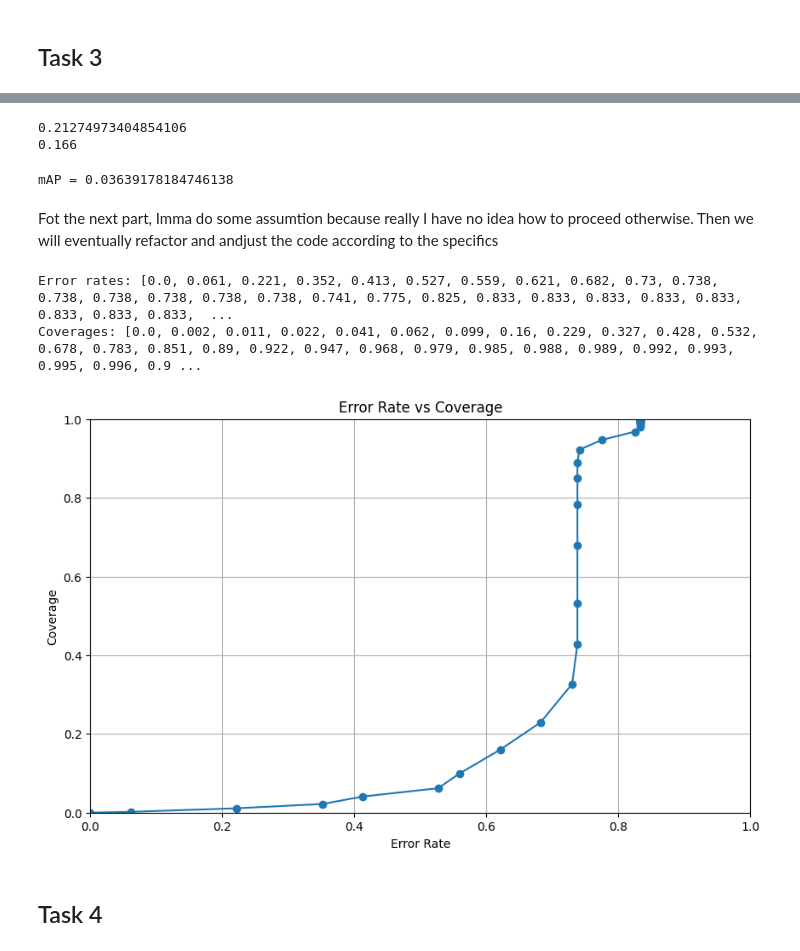
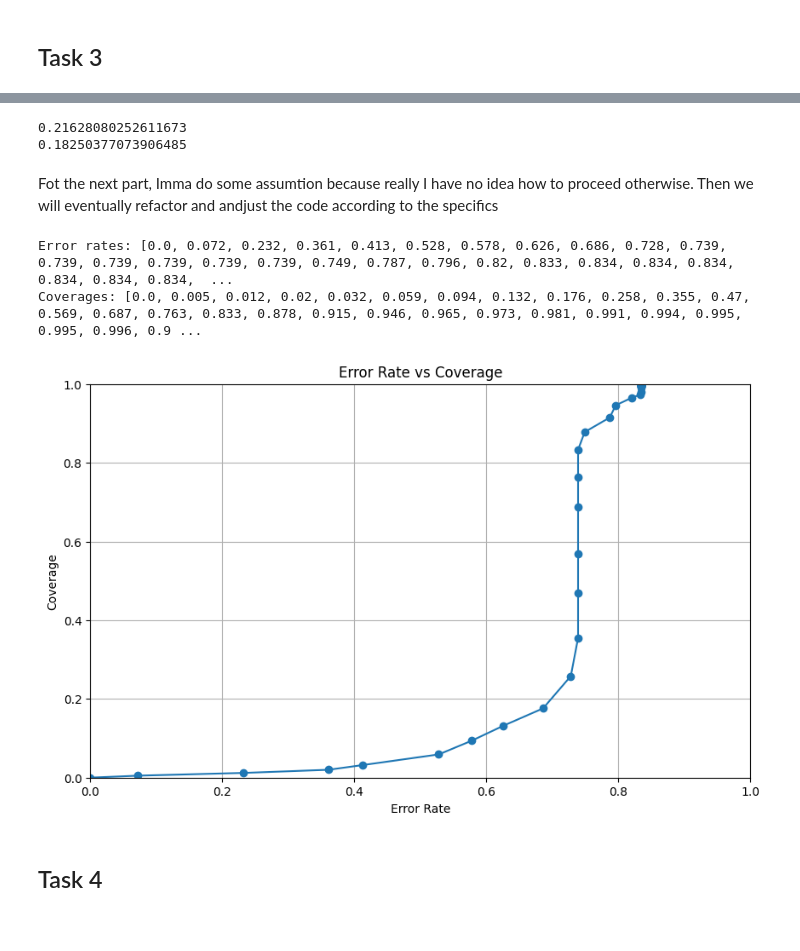
Before and after one commit to gabry1242/Deeplearning_project, a Jupyter notebook: ass1_skeleton.ipynb, the cells around one changed output, grey strips where cells are left out. Drawn from its saved outputs; the diff is of its cells as text; code cells hidden in the pictures.

```diff
--- a/ass1_skeleton.ipynb
+++ b/ass1_skeleton.ipynb
@@ -688,18 +685,17 @@ def average_precision(sorted_class_vals, true_class):
     enum = np.array(range(1, len(ind)+1)).astype(np.float32)
     return np.sum(cum_ind * ind / enum) / num_positive
 
-
 printing_stats = False
 correct_predictions = 0
-N = 1500
+N = min(len(support_embeddings), len(test_embeddings))
 max = 0
 for k in range(N):
     sorted_idx = list((np.argsort(distances[k,:])))
     sorted_idx = sorted_idx[1:]
 
-    if ((test_labels[k] == merged_test_dataset.targets[sorted_idx[0]]) or
-        (test_labels[k] == merged_test_dataset.targets[sorted_idx[1]]) or
-        (test_labels[k] == merged_test_dataset.targets[sorted_idx[2]])):
+    if ((test_labels[k] == test_dataset.targets[sorted_idx[0]]) or
+        (test_labels[k] == test_dataset.targets[sorted_idx[1]]) or
+        (test_labels[k] == test_dataset.targets[sorted_idx[2]])):
         correct_predictions += 1
 
     if printing_stats:
@@ -708,57 +704,21 @@ for k in range(N):
         print("True class:")
         print(classes[test_labels[k]])
         print("Top 3 predicted:")
-        print([classes[merged_test_dataset.targets[i]] for i in sorted_idx[:3]])
+        print([classes[test_dataset.targets[i]] for i in sorted_idx[:3]])
         print("Average precision {}".format(average_precision(test_labels[sorted_idx], test_labels[k])))
         print()
 
     if average_precision(test_labels[sorted_idx], test_labels[k]) > max:
         max = average_precision(test_labels[sorted_idx], test_labels[k])
 
-    #average_precision(test_labels[sorted_idx], test_labels[k])
-
 print(max)
-print(correct_predictions / N)
+print(correct_predictions/N)
 # %% [output]
-0.21274973404854106
-0.166
+0.21628080252611673
+0.18250377073906485
-# %%
-
-'''def average_precision(sorted_class_vals, true_class):
-    ind = sorted_class_vals == true_class
-    #print(ind)
-    num_positive = ind.sum()
-    #print(num_positive)
-    cum_ind = np.cumsum(ind).astype(np.float32)
-    #print(cum_ind)
-    enum = np.array(range(1, len(ind)+1)).astype(np.float32)
-    #print(enum)
-    #print(np.sum(cum_ind * ind / enum) / num_positive)
-    #print()
-    return np.sum(cum_ind * ind / enum) / num_positive
-
-if hasattr(support_labels, "cpu"):
-    support_labels = support_labels.cpu().numpy()
-if hasattr(test_labels, "cpu"):
-    test_labels = test_labels.cpu().numpy()
-
-distances = cdist(test_embeddings, support_embeddings)
-N_test = 1500
-mAP = 0.0
-
-for k in range(N_test):
-    sorted_idx = np.argsort(distances[k])
-    mAP += average_precision(support_labels[sorted_idx], test_labels[k])
-mAP /= N_test
-
-print('mAP = {}'.format(mAP))'''
-# %% [output]
-mAP = 0.03639178184746138
 # %% [markdown]
 Fot the next part, Imma do some assumtion because really I have no idea how to proceed otherwise. Then we will eventually refactor and andjust the code according to the specifics
 # %%
-# error rate needs to go from 0 to 1 and need to be seen on the x axis
-# covarage needs to go from 0 to 1 and need to be seen on the y axis
 def compute_error_rate_and_coverage(distances, support_labels, test_labels, threshold):
     error_rate = 0.0
     coverage = 0.0
@@ -768,57 +728,57 @@ def compute_error_rate_and_coverage(distances, support_labels, test_labels, thre
         sorted_idx = list(np.argsort(distances[k, :]))
         sorted_idx = sorted_idx[1:]
 
-        if ((test_labels[k] != merged_test_dataset.targets[sorted_idx[0]]) and
-        (test_labels[k] != merged_test_dataset.targets[sorted_idx[1]]) and
-        (test_labels[k] != merged_test_dataset.targets[sorted_idx[2]]) and
+        if ((test_labels[k] != test_dataset.targets[sorted_idx[0]]) and
+        (test_labels[k] != test_dataset.targets[sorted_idx[1]]) and
+        (test_labels[k] != test_dataset.targets[sorted_idx[2]]) and
         average_precision(test_labels[sorted_idx], test_labels[k]) < threshold):
             error_rate += 1
 
         '''print(test_labels[k])
-        print(merged_test_dataset.targets[sorted_idx[0]])
+        print(test_dataset.targets[sorted_idx[0]])
         print(error_rate)
         print("------------------------")
         print("True class:")
         print(classes[test_labels[k]])
         print("Top 3 predicted:")
-        print([classes[merged_test_dataset.targets[i]] for i in sorted_idx[:3]])
+        print([classes[test_dataset.targets[i]] for i in sorted_idx[:3]])
         print("Average precision {}".format(average_precision(test_labels[sorted_idx], test_labels[k])))
         print()'''
 
         if (distances[k, sorted_idx[0]] < threshold or
             distances[k, sorted_idx[1]] < threshold or
             distances[k, sorted_idx[2]] < threshold):
             coverage += 1
 
     error_rate /= N_test
     coverage /= N_test
     return error_rate, coverage
 
 # Example usage
 thresholds = np.linspace(0, 1, 100)
 error_rates = []
 coverages = []
 for threshold in thresholds:
     error_rate, coverage = compute_error_rate_and_coverage(distances, support_labels, test_labels, threshold)
     error_rates.append(error_rate)
     coverages.append(coverage)
 
 print("Error rates:", error_rates)
 print("Coverages:", coverages)
-# Plotting the error rate vs coverage
+
 plt.figure(figsize=(10, 6))
 plt.plot(error_rates, coverages, marker='o')
 plt.title('Error Rate vs Coverage')
 plt.xlabel('Error Rate')
 plt.ylabel('Coverage')
 plt.grid()
 plt.xlim(0, 1)
 plt.ylim(0, 1)
 plt.show()
 # %% [output]
-Error rates: [0.0, 0.061, 0.221, 0.352, 0.413, 0.527, 0.559, 0.621, 0.682, 0.73, 0.738, 0.738, 0.738, 0.738, 0.738, 0.738, 0.741, 0.775, 0.825, 0.833, 0.833, 0.833, 0.833, 0.833, 0.833, 0.833, 0.833,  ...
-Coverages: [0.0, 0.002, 0.011, 0.022, 0.041, 0.062, 0.099, 0.16, 0.229, 0.327, 0.428, 0.532, 0.678, 0.783, 0.851, 0.89, 0.922, 0.947, 0.968, 0.979, 0.985, 0.988, 0.989, 0.992, 0.993, 0.995, 0.996, 0.9 ...
+Error rates: [0.0, 0.072, 0.232, 0.361, 0.413, 0.528, 0.578, 0.626, 0.686, 0.728, 0.739, 0.739, 0.739, 0.739, 0.739, 0.739, 0.749, 0.787, 0.796, 0.82, 0.833, 0.834, 0.834, 0.834, 0.834, 0.834, 0.834,  ...
+Coverages: [0.0, 0.005, 0.012, 0.02, 0.032, 0.059, 0.094, 0.132, 0.176, 0.258, 0.355, 0.47, 0.569, 0.687, 0.763, 0.833, 0.878, 0.915, 0.946, 0.965, 0.973, 0.981, 0.991, 0.994, 0.995, 0.995, 0.996, 0.9 ...
-[figure, old version]
+[figure, new version]
 # %% [markdown]
 ## Task 4
 # %% [markdown]
```
Also changed, not shown: parts of 14 cells of this notebook.
